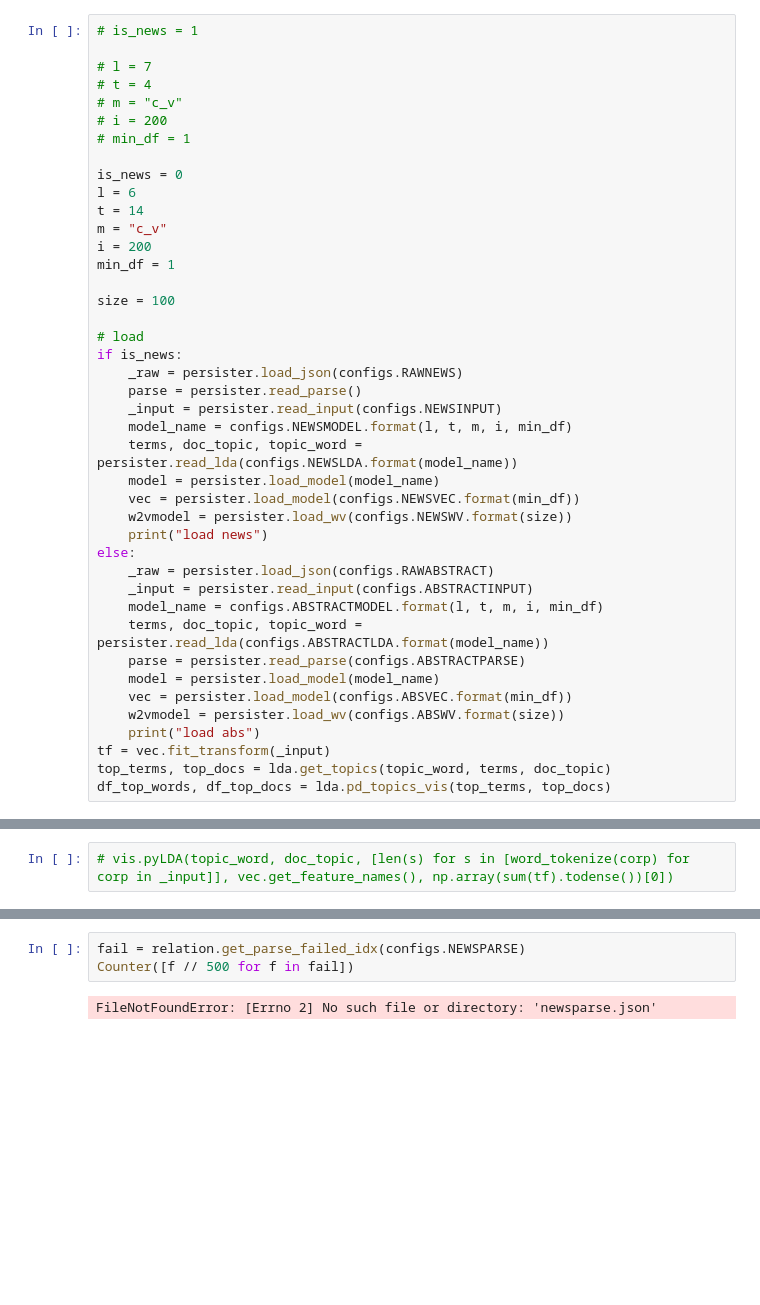
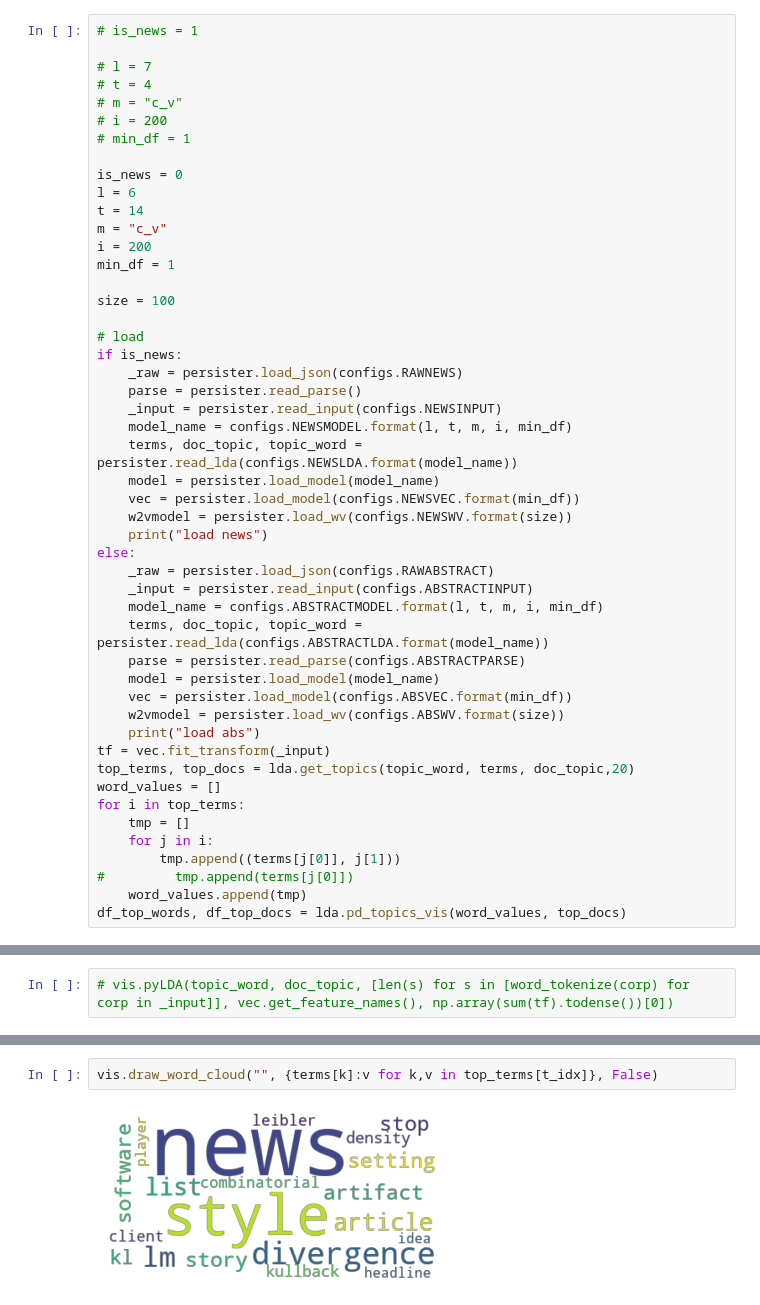
Before and after one commit to brinkpku/extended_lda, a Jupyter notebook: descriptive_statistics.ipynb, the cells around one changed output, grey strips where cells are left out. Cells and saved outputs as stored; diff of their text form; blank space fills up the shorter version.

```diff
--- a/descriptive_statistics.ipynb
+++ b/descriptive_statistics.ipynb
@@ -58,7 +58,14 @@ else:
     w2vmodel = persister.load_wv(configs.ABSWV.format(size))
     print("load abs")
 tf = vec.fit_transform(_input)
-top_terms, top_docs = lda.get_topics(topic_word, terms, doc_topic)
-df_top_words, df_top_docs = lda.pd_topics_vis(top_terms, top_docs)
+top_terms, top_docs = lda.get_topics(topic_word, terms, doc_topic,20)
+word_values = []
+for i in top_terms:
+    tmp = []
+    for j in i:
+        tmp.append((terms[j[0]], j[1]))
+#         tmp.append(terms[j[0]])
+    word_values.append(tmp)
+df_top_words, df_top_docs = lda.pd_topics_vis(word_values, top_docs)
 # %% [output]
 load abs
@@ -222,8 +225,7 @@ func get_phrases_by_pattern exec time: 0.8318648338317871
  ('online learning', 6),
  ('human knowledge', 6),
  ...]
-# %%
-fail = relation.get_parse_failed_idx(configs.NEWSPARSE)
-Counter([f // 500 for f in fail])
-# %% [output]
-FileNotFoundError: [Errno 2] No such file or directory: 'newsparse.json'
+# %%
+vis.draw_word_cloud("", {terms[k]:v for k,v in top_terms[t_idx]}, False)
+# %% [output]
+[figure, added]
```
Also changed, not shown: parts of 6 cells of this notebook, 4 other files.
